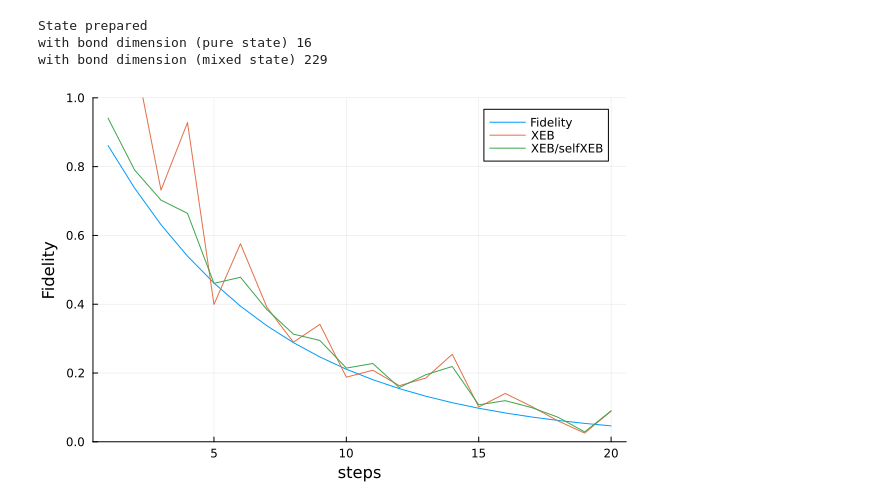
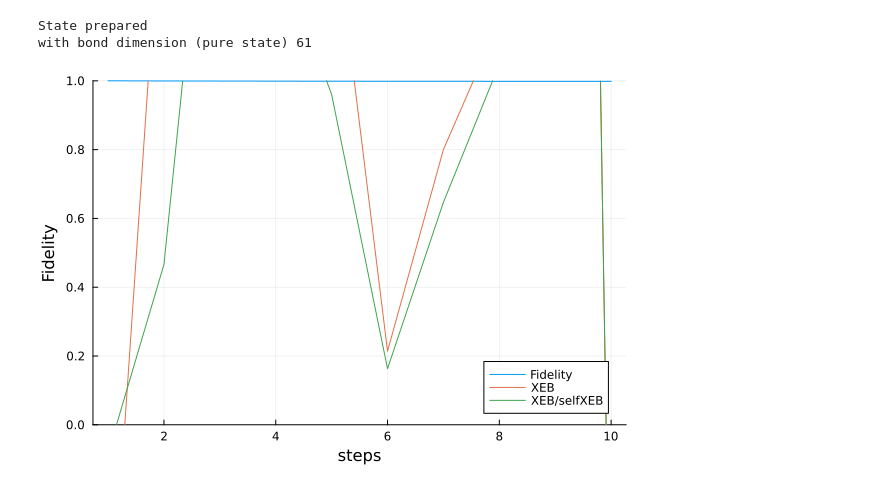
Before and after one commit to bvermersch/RandomMeas.jl, a Jupyter notebook: examples/CrossEntropyBenchmarking.ipynb, the cells around one changed output. Saved outputs shown, nothing was run; the diff lists cells and outputs as text; code cells hidden in the pictures.

```diff
--- a/examples/CrossEntropyBenchmarking.ipynb
+++ b/examples/CrossEntropyBenchmarking.ipynb
@@ -6,34 +6,19 @@ using RandomMeas
 # %%
-N = 8
-steps = 20
+N = 12
+steps = 10
 ξ = siteinds("Qubit", N)
 states = ["Dn" for n in 1:N]
 cutoff = 1e-4
-ψ0 = MPS(ξ,states);
-ρ0 = outer(ψ0',ψ0);
-p = 0.05*rand(N)
-ψ = Vector{MPS}()
-ρ = Vector{MPO}()
+ψ = MPS[]
+push!(ψ,MPS(ξ,states));
+circuit_layer = Vector{Vector{ITensor}}()
 @showprogress dt=1 for d in 1:steps
-        circuit_layer  = RandomCircuit(ξ,2)
-        if d==1
-            push!(ψ,apply(circuit_layer,ψ0;cutoff=cutoff))
-            ρt = apply(circuit_layer,ρ0,apply_dag=true;cutoff=cutoff)
-            ρt = Apply_depo_channel(ρt,p)
-            push!(ρ,ρt);
-        else
-            push!(ψ,apply(circuit_layer,ψ[d-1];cutoff=cutoff))
-            ρt = apply(circuit_layer,ρ[d-1],apply_dag=true;cutoff=cutoff)
-            ρt = Apply_depo_channel(ρt,p)
-            push!(ρ,ρt);
-        end
+        push!(circuit_layer,RandomCircuit(ξ,2))
+        push!(ψ,apply(circuit_layer[d],ψ[d];cutoff=cutoff))
 end
-
 println("State prepared")
-println("with bond dimension (pure state) ", maxlinkdim(ψ[steps]))
-println("with bond dimension (mixed state) ", maxlinkdim(ρ[steps]))
+println("with bond dimension (pure state) ", maxlinkdim(ψ[steps+1]))
 # %% [output]
 State prepared
-with bond dimension (pure state) 16
-with bond dimension (mixed state) 229
+with bond dimension (pure state) 61
 # %%
@@ -66,11 +56,11 @@ u = get_rotations(ξ,6)
 end
 # %%
 using Plots
-plot(1:steps,F,label="Fidelity")
+plot(1:steps,Fidelity,label="Fidelity")
 plot!(1:steps,XEB,label="XEB")
-plot!(1:steps,XEB_c,label="XEB/selfXEB")
+plot!(1:steps,XEB./selfXEB,label="XEB/selfXEB")
 xlabel!("steps")
 ylabel!("Fidelity")
 ylims!((0,1))
 # %% [output]
-[figure, old version]
+[figure, new version]
```
Also changed, not shown: parts of 2 cells of this notebook, 3 other files.
